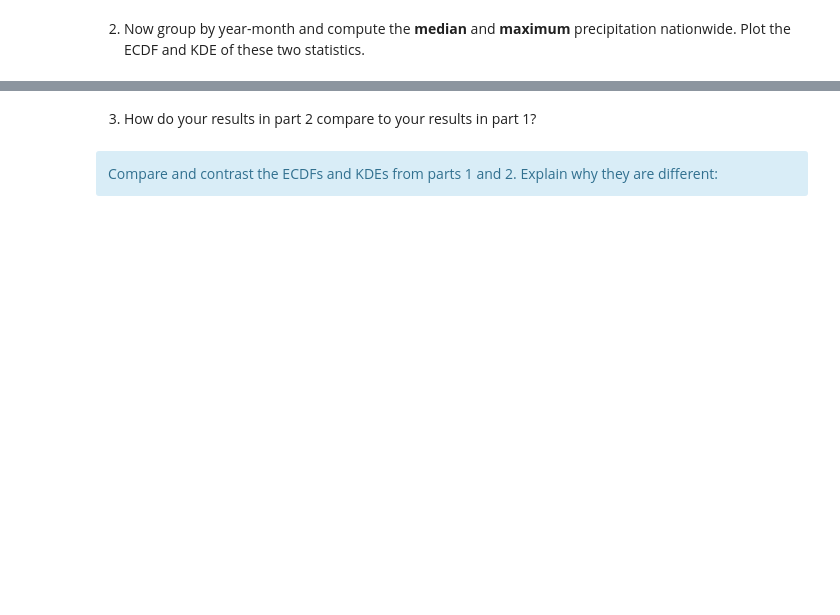
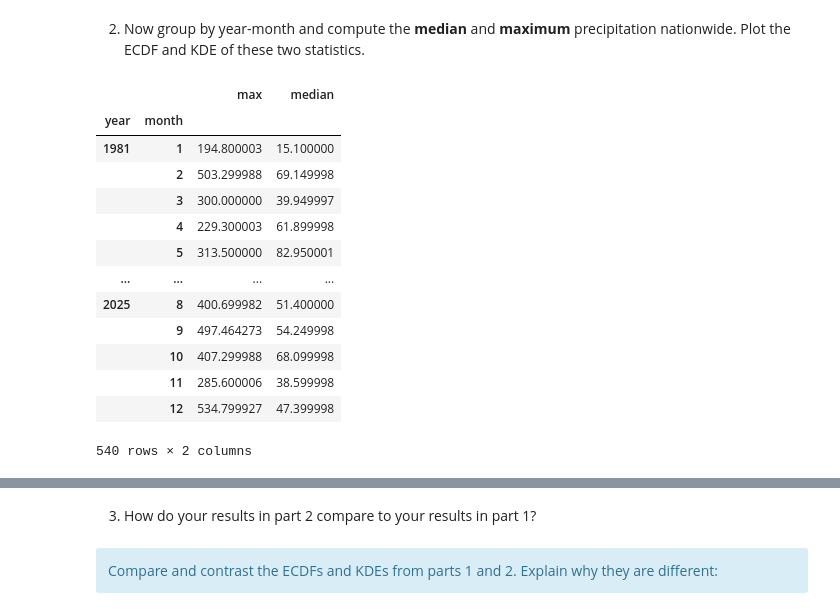
Before and after one commit to wesleyfletcher/UU_F26_templates, a Jupyter notebook: Week05/Thursday_Lab/lab_05.ipynb, the cells around one changed output, grey strips where cells are left out. Drawn from its saved outputs; the diff is of its cells as text; code cells hidden in the pictures; blank space fills up the shorter version.

```diff
--- a/Week05/Thursday_Lab/lab_05.ipynb
+++ b/Week05/Thursday_Lab/lab_05.ipynb
@@ -102,2 +120,20 @@ df.head()
 # %% [markdown]
 2. Now group by year-month and compute the **median** and **maximum** precipitation nationwide. Plot the ECDF and KDE of these two statistics.
+# %%
+month_group = df.groupby(['year', 'month'])['prcp_total_mm'].aggregate(['max', 'median'])
+month_group
+# %% [output]
+|  |  | max | median |
+| year | month |  |  |
+| 1981 | 1 | 194.800003 | 15.100000 |
+|  | 2 | 503.299988 | 69.149998 |
+|  | 3 | 300.000000 | 39.949997 |
+|  | 4 | 229.300003 | 61.899998 |
+|  | 5 | 313.500000 | 82.950001 |
+| ... | ... | ... | ... |
+| 2025 | 8 | 400.699982 | 51.400000 |
+|  | 9 | 497.464273 | 54.249998 |
+|  | 10 | 407.299988 | 68.099998 |
+|  | 11 | 285.600006 | 38.599998 |
+|  | 12 | 534.799927 | 47.399998 |
+540 rows × 2 columns
```
Also changed, not shown: parts of 22 cells of this notebook, 1 other file.
